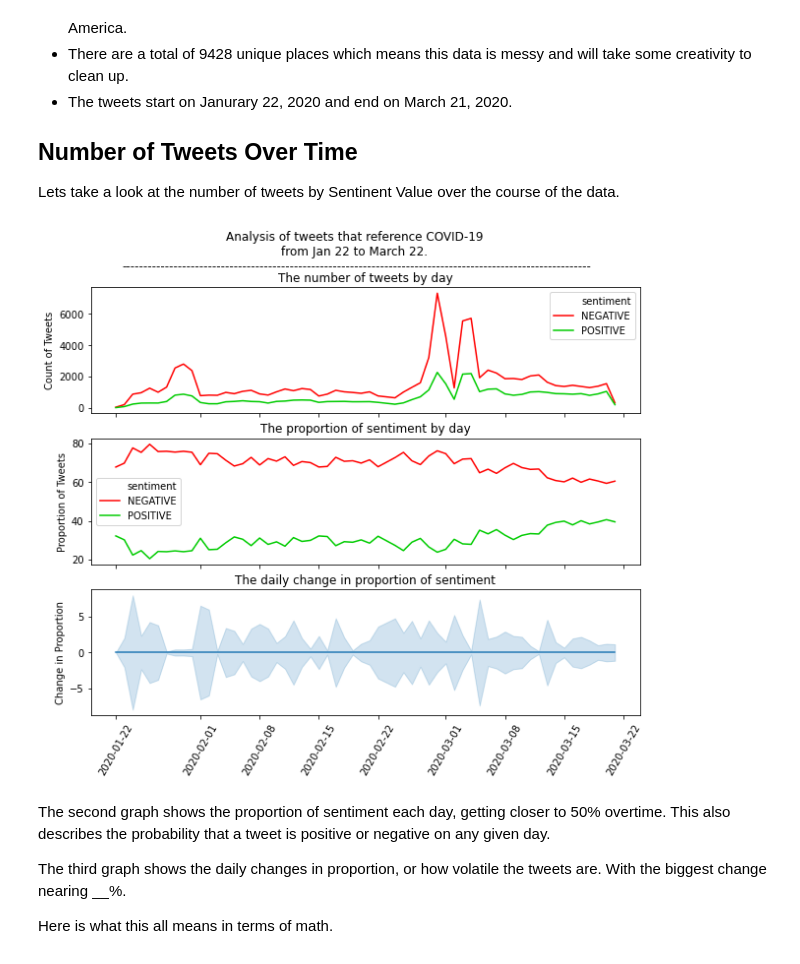
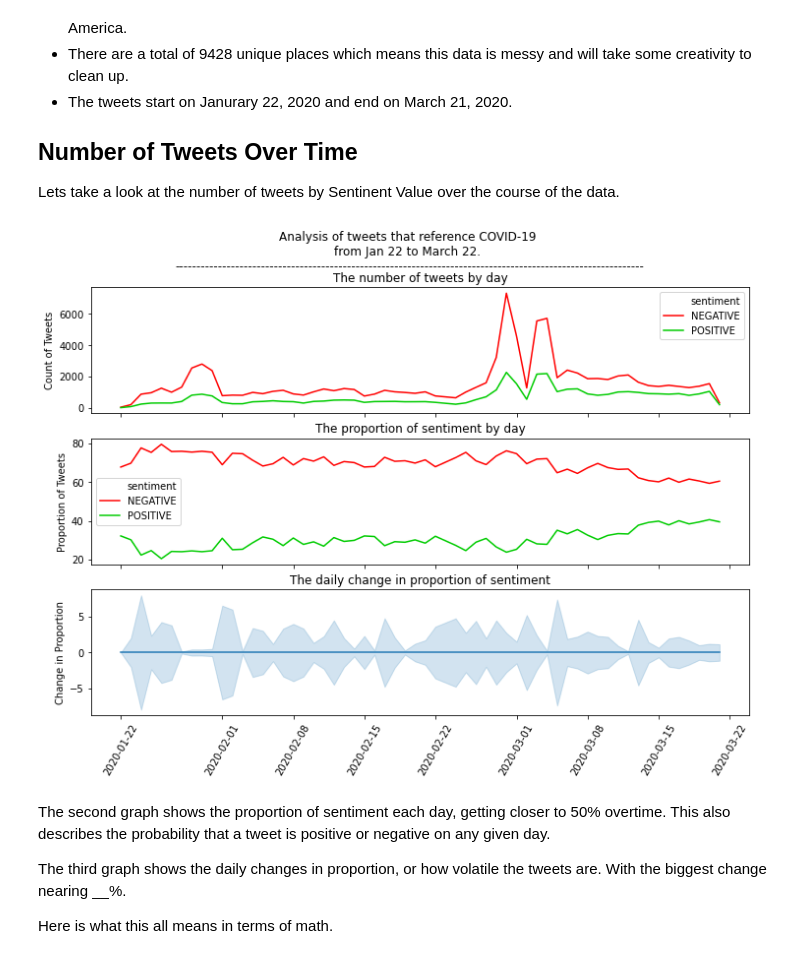
Before and after one commit to Alexander-Kahanek/COVID_Research, a Jupyter notebook: analysis/tweets_analysis.ipynb, the cells around one changed output. Cells and saved outputs as stored; diff of their text form; code cells hidden in the pictures.

```diff
--- a/analysis/tweets_analysis.ipynb
+++ b/analysis/tweets_analysis.ipynb
@@ -87,35 +87,35 @@ prop_data = date_sent.div(date, level= 'date') * 100
 
 # finding differences in proportion
 prop_data['diffs'] = prop_data.groupby(['sentiment'])['num_of_tweets'].transform(lambda x: x.diff())
 prop_data = prop_data.reset_index()
 # fill NaN value
 prop_data['diffs'] = prop_data['diffs'].fillna(0)
 
 
 # plotting ##########
 
-fig, ax = plt.subplots(nrows=3, ncols=1, figsize=(10, 8), sharex= True)
+fig, ax = plt.subplots(nrows=3, ncols=1, figsize=(12, 8), sharex= True)
 fig.suptitle('Analysis of tweets that reference COVID-19 \nfrom Jan 22 to March 22. \n-------------------------------------------------------------------------------------------------------------')
 
 # plot 1
 plot = sns.lineplot(data= plot_data, x= 'date', y="num_of_tweets", hue= 'sentiment', palette= ['#ff0000', '#00cc00'], ax= ax[0])
 plot = plot.set_title("The number of tweets by day")
 plot = plt.xticks(rotation=60)
 ax[0].set(ylabel='Count of Tweets')
 
 # plot 2
 p1 = sns.lineplot(data= prop_data, x= 'date', y="num_of_tweets", palette= ['#ff0000', '#00cc00'], hue= 'sentiment', ax= ax[1]).set_title("The proportion of sentiment by day")
 ax[1].set(ylabel='Proportion of Tweets')
 
 # plot 3
 sns.lineplot(data= prop_data, x= 'date', y="diffs", ax= ax[2]).set_title("The daily change in proportion of sentiment")
 ax[2].set(ylabel='Change in Proportion')
 
 # plot shared x axis
 plot = plt.xlabel("")
 plot = plt.xticks(rotation=60)
 # %% [output]
-[figure, old version]
+[figure, new version]
 # %% [markdown]
 
 
```
Also changed, not shown: parts of 2 cells of this notebook.
